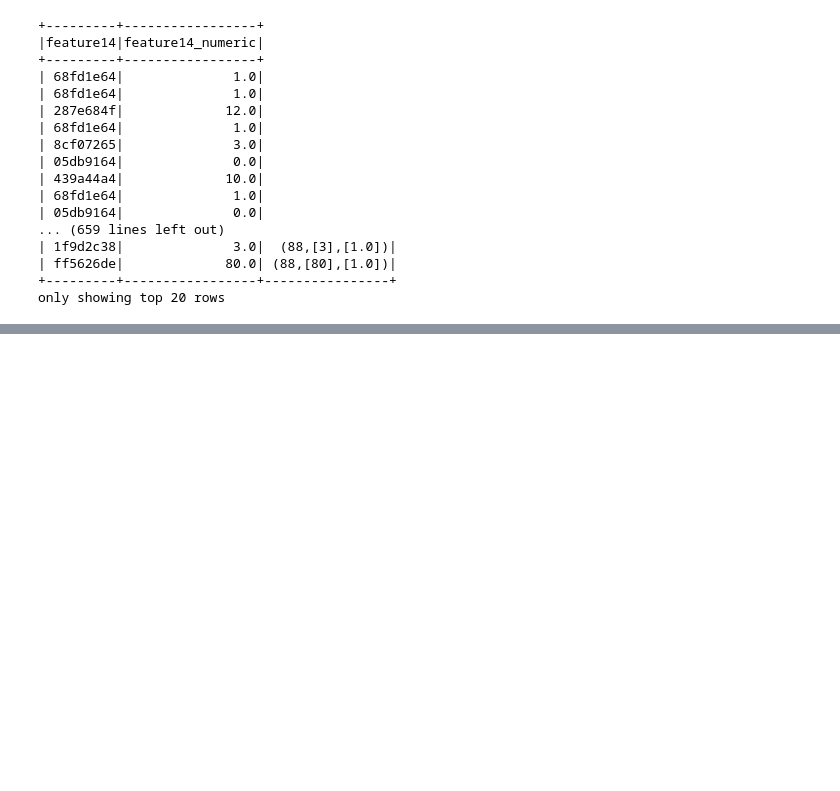
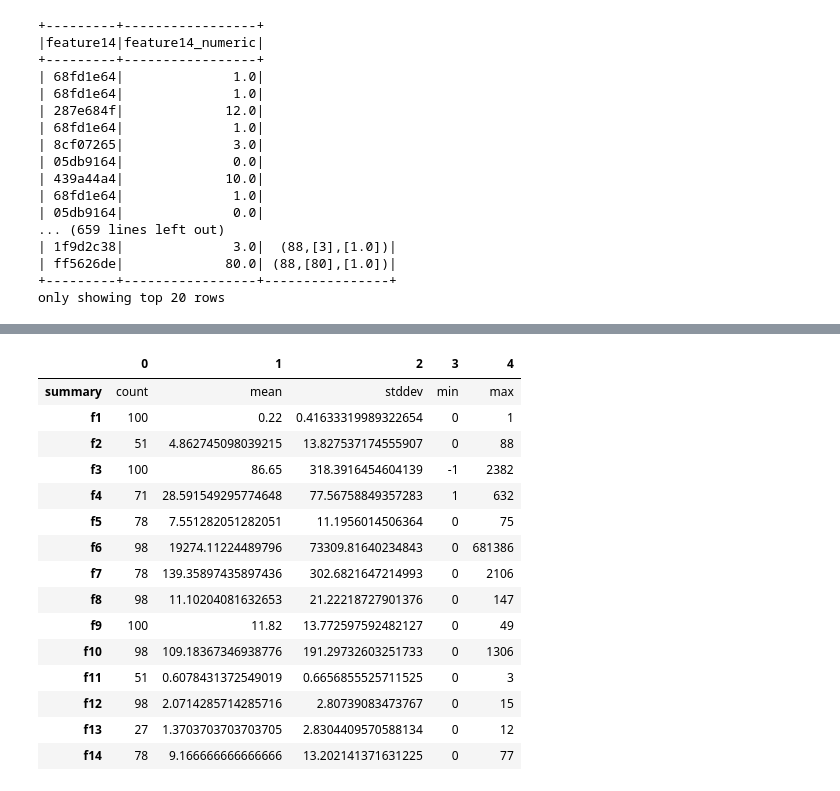
Before and after one commit to taiworaph/Map_Reduce, a Jupyter notebook: SDWorkInProgress.ipynb, the cells around one changed output, grey strips where cells are left out. Saved outputs shown, nothing was run; the diff lists cells and outputs as text; code cells hidden in the pictures; blank space fills up the shorter version.

```diff
--- a/SDWorkInProgress.ipynb
+++ b/SDWorkInProgress.ipynb
@@ -1695,0 +1921,20 @@ only showing top 20 rows
+# %%
+numeric_features = [t[0] for t in df.dtypes if t[1] == 'int']
+df.select(numeric_features).describe().toPandas().transpose()
+# %% [output]
+|  | 0 | 1 | 2 | 3 | 4 |
+| summary | count | mean | stddev | min | max |
+| f1 | 100 | 0.22 | 0.41633319989322654 | 0 | 1 |
+| f2 | 51 | 4.862745098039215 | 13.827537174555907 | 0 | 88 |
+| f3 | 100 | 86.65 | 318.3916454604139 | -1 | 2382 |
+| f4 | 71 | 28.591549295774648 | 77.56758849357283 | 1 | 632 |
+| f5 | 78 | 7.551282051282051 | 11.1956014506364 | 0 | 75 |
+| f6 | 98 | 19274.11224489796 | 73309.81640234843 | 0 | 681386 |
+| f7 | 78 | 139.35897435897436 | 302.6821647214993 | 0 | 2106 |
+| f8 | 98 | 11.10204081632653 | 21.22218727901376 | 0 | 147 |
+| f9 | 100 | 11.82 | 13.772597592482127 | 0 | 49 |
+| f10 | 98 | 109.18367346938776 | 191.29732603251733 | 0 | 1306 |
+| f11 | 51 | 0.6078431372549019 | 0.6656855525711525 | 0 | 3 |
+| f12 | 98 | 2.0714285714285716 | 2.80739083473767 | 0 | 15 |
+| f13 | 27 | 1.3703703703703705 | 2.8304409570588134 | 0 | 12 |
+| f14 | 78 | 9.166666666666666 | 13.202141371631225 | 0 | 77 |
```
Also changed, not shown: parts of 22 cells of this notebook.
